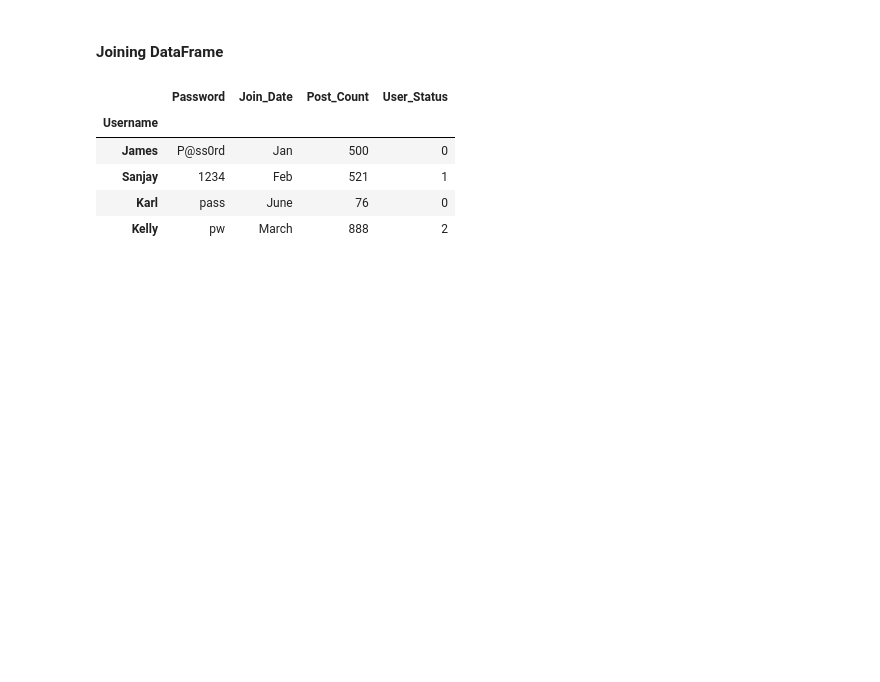
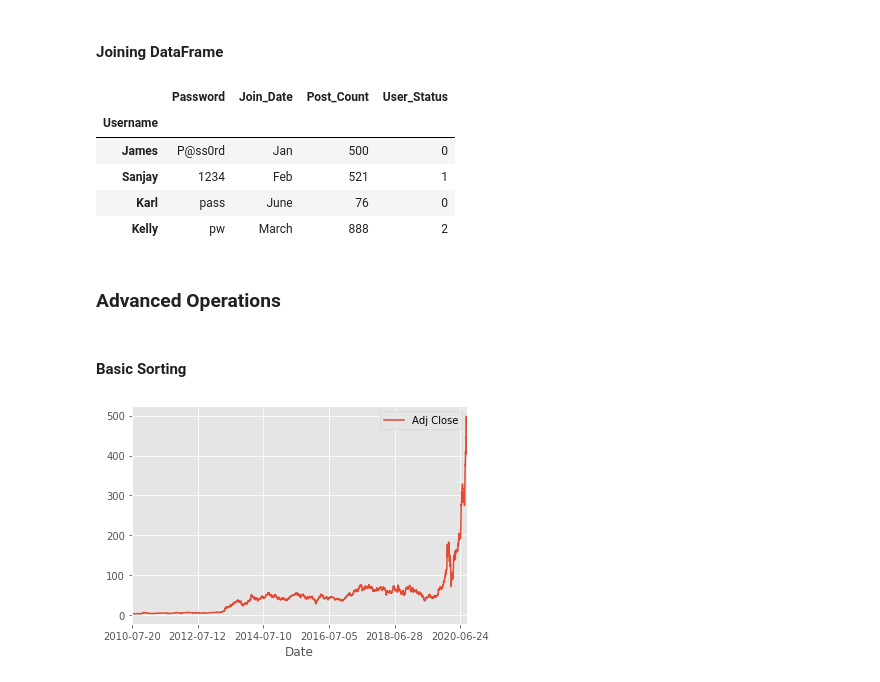
Before and after one commit to cmj123/BecomeAProfessionalPythonProgrammer, a Jupyter notebook: data_analysis_python_pandas/data_analysis_with_python_pandas.ipynb, the cells around one changed output. Saved outputs shown, nothing was run; the diff lists cells and outputs as text; code cells hidden in the pictures; blank space fills up the shorter version.

Commit message:
Advanced Operations - Sorting, resampling, correlation and covariance

```diff
--- a/data_analysis_python_pandas/data_analysis_with_python_pandas.ipynb
+++ b/data_analysis_python_pandas/data_analysis_with_python_pandas.ipynb
@@ -506,3 +506,21 @@ main_users.set_index('Username').join(forum_users.set_index('Username'))
 | Sanjay | 1234 | Feb | 521 | 1 |
 | Karl | pass | June | 76 | 0 |
 | Kelly | pw | March | 888 | 2 |
+# %% [markdown]
+### Advanced Operations
+# %% [markdown]
+#### Basic Sorting
+# %%
+import pandas as pd
+import matplotlib.pyplot as plt
+
+df = pd.read_csv('TSLA.csv', index_col=False)
+# df.sort_values(by='Date', ascending=True, inplace=True)
+df.set_index('Date', inplace=True)
+df = df[['Adj Close']]
+df.head()
+
+df.plot()
+plt.show()
+# %% [output]
+[figure, added]
```
Also changed, not shown: parts of 7 cells of this notebook.
